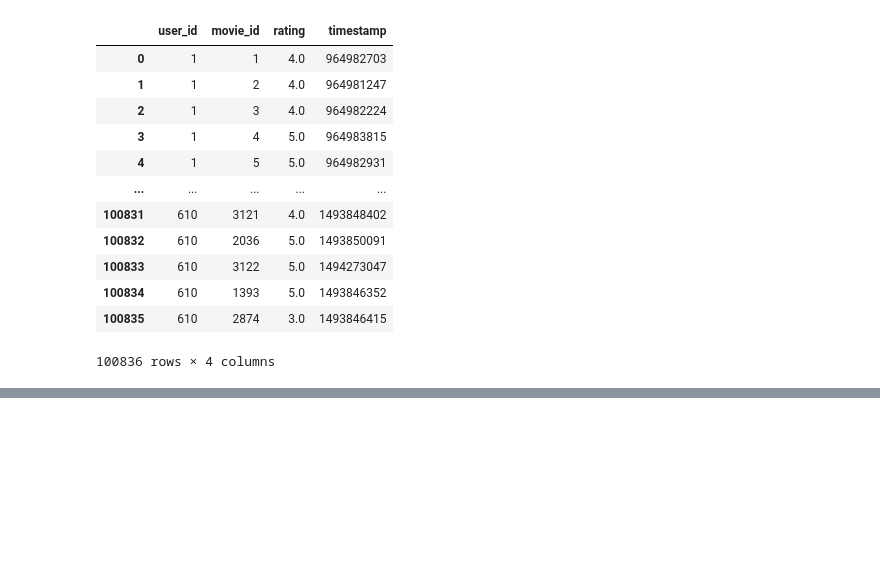
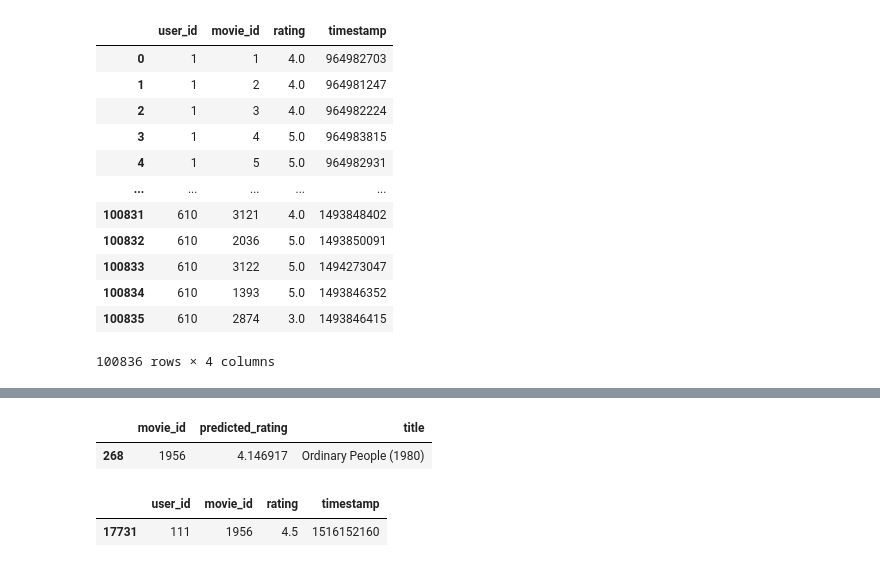
Before and after one commit to rishiso/fa22-recommendation, a Jupyter notebook: fa22Recommendation.ipynb, the cells around one changed output, grey strips where cells are left out. Drawn from its saved outputs; the diff is of its cells as text; code cells hidden in the pictures; blank space fills up the shorter version.

```diff
--- a/fa22Recommendation.ipynb
+++ b/fa22Recommendation.ipynb
@@ -164,0 +180,20 @@ Epoch 10/10
+# %%
+movies = pd.read_csv("./data/movies.csv")
+
+def getUserTopMovies(user_id: int) -> pd.DataFrame:
+    movie_ids = test.movie_id.unique()
+    predictions = model.predict([np.array([user_id] * len(movie_ids)), movie_ids])
+    combined = pd.DataFrame({'movie_id': movie_ids, 'predicted_rating': [_[0] for _ in predictions]})
+    #sort ratings descending
+    combined = combined.sort_values(by="predicted_rating", ascending=False)
+    #append movie titles to DataFrame
+    combined = combined.set_index('movie_id').join(movies.set_index('movieId')).drop(columns = ["genres"])
+    #drop null entries
+    combined = combined.dropna()
+    #make movie_id a column
+    return combined.reset_index(level=0)
+# %%
+topMovies = getUserTopMovies(111)
+topMovies.loc[topMovies.movie_id == 1956]
+test.loc[(test.movie_id == 1956) & (test.user_id == 111)]
+# %% [output]
@@ -164,0 +201,4 @@ Epoch 10/10
+|  | movie_id | predicted_rating | title |
+| 268 | 1956 | 4.146917 | Ordinary People (1980) |
+|  | user_id | movie_id | rating | timestamp |
+| 17731 | 111 | 1956 | 4.5 | 1516152160 |
```
Also changed, not shown: parts of 9 cells of this notebook, 3 other files.
